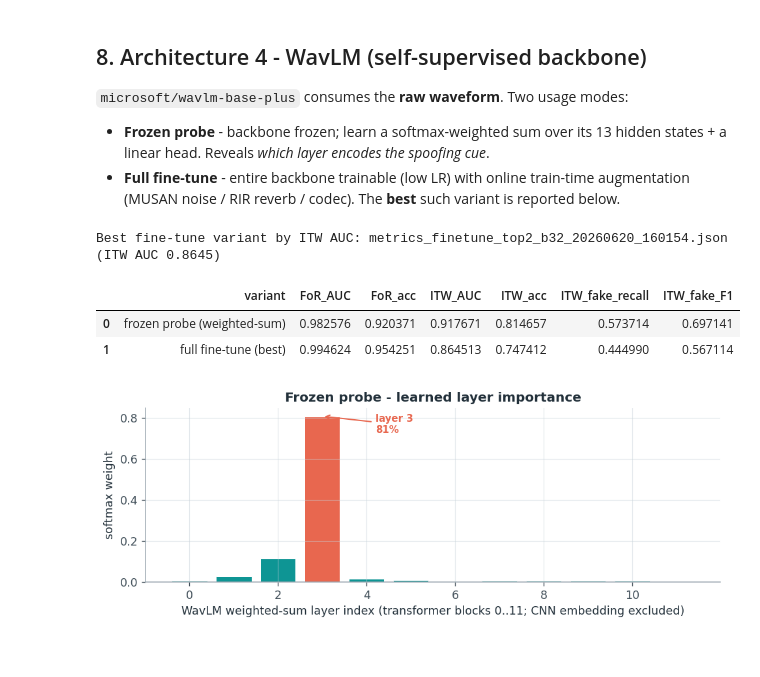
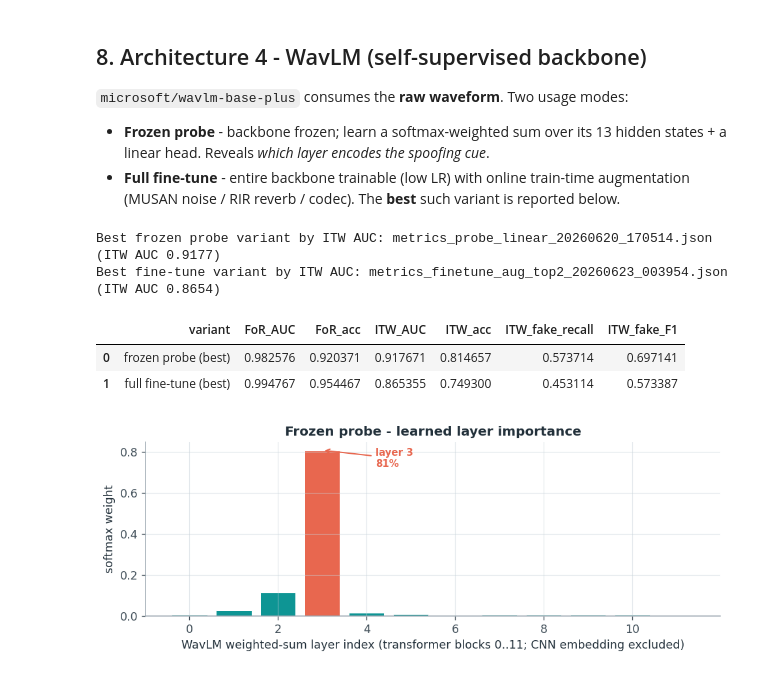
Before and after one commit to KonstaninosKaimakis/audio-deepfake-detection-DL, a Jupyter notebook: report.ipynb, the cells around one changed output. Drawn from its saved outputs; the diff is of its cells as text; code cells hidden in the pictures.

```diff
--- a/report.ipynb
+++ b/report.ipynb
@@ -409,34 +408,46 @@ plot_hparam_effects("RNN", "rnn_experiments/rnn")
 - **Frozen probe** - backbone frozen; learn a softmax-weighted sum over its 13 hidden states + a linear head. Reveals *which layer encodes the spoofing cue*.
 - **Full fine-tune** - entire backbone trainable (low LR) with online train-time augmentation (MUSAN noise / RIR reverb / codec). The **best** such variant is reported below.
 # %%
-_pf = sorted((RESULTS / "wavlm_base_plus").glob("metrics_probe_*.json"))
-_primary = [p for p in _pf if "cnn_included" not in p.name] or _pf
-probe = json.load(open(_primary[-1]))                       # transformer-only weighted-sum probe (12 layers)
+_pf = list((RESULTS / "wavlm_base_plus").glob("metrics_probe_*.json"))
+_primary_files = [p for p in _pf if "cnn_included" not in p.name] or _pf
+
+# Dynamically find the best primary probe based on ITW AUC
+primary_probes = []
+for p in _primary_files:
+    d = json.load(open(p))
+    if "itw_test" in d and "auc" in d["itw_test"]:
+        primary_probes.append((d["itw_test"]["auc"], p.name, d))
+
+primary_probes.sort(reverse=True)
+best_probe_auc, best_probe_name, probe = primary_probes[0]
+print(f"Best frozen probe variant by ITW AUC: {best_probe_name} (ITW AUC {best_probe_auc:.4f})")
+
 probe_13L = next((json.load(open(p)) for p in _pf if "cnn_included" in p.name), None)  # 13-layer (CNN-incl) ablation
 
 ft = []
 for p in (RESULTS / "wavlm_base_plus_finetune").glob("metrics_*.json"):
     d = json.load(open(p))
     if "itw_test" in d and "auc" in d["itw_test"]:
         ft.append((d["itw_test"]["auc"], p.name, d))
 ft.sort(reverse=True)
 best_ft_auc, best_ft_name, best_ft = ft[0]
 print(f"Best fine-tune variant by ITW AUC: {best_ft_name}  (ITW AUC {best_ft_auc:.4f})")
 
 def wl_row(name, d):
     v, t = d["for_val"], d["itw_test"]
     return {"variant": name, "FoR_AUC": v["auc"], "FoR_acc": v["acc"],
             "ITW_AUC": t["auc"], "ITW_acc": t["acc"],
             "ITW_fake_recall": t["recall_fake"], "ITW_fake_F1": t["f1_fake"]}
 
-wavlm_df = pd.DataFrame([wl_row("frozen probe (weighted-sum)", probe),
+wavlm_df = pd.DataFrame([wl_row("frozen probe (best)", probe),
                          wl_row("full fine-tune (best)", best_ft)])
 style_table(wavlm_df)
 # %% [output]
-Best fine-tune variant by ITW AUC: metrics_finetune_top2_b32_20260620_160154.json  (ITW AUC 0.8645)
+Best frozen probe variant by ITW AUC: metrics_probe_linear_20260620_170514.json (ITW AUC 0.9177)
+Best fine-tune variant by ITW AUC: metrics_finetune_aug_top2_20260623_003954.json  (ITW AUC 0.8654)
 |  | variant | FoR_AUC | FoR_acc | ITW_AUC | ITW_acc | ITW_fake_recall | ITW_fake_F1 |
-| 0 | frozen probe (weighted-sum) | 0.982576 | 0.920371 | 0.917671 | 0.814657 | 0.573714 | 0.697141 |
-| 1 | full fine-tune (best) | 0.994624 | 0.954251 | 0.864513 | 0.747412 | 0.444990 | 0.567114 |
+| 0 | frozen probe (best) | 0.982576 | 0.920371 | 0.917671 | 0.814657 | 0.573714 | 0.697141 |
+| 1 | full fine-tune (best) | 0.994767 | 0.954467 | 0.865355 | 0.749300 | 0.453114 | 0.573387 |
 # %%
 w = probe["layer_weights_softmax"]
 dom = int(np.argmax(w))
```
Also changed, not shown: parts of 4 cells of this notebook.
